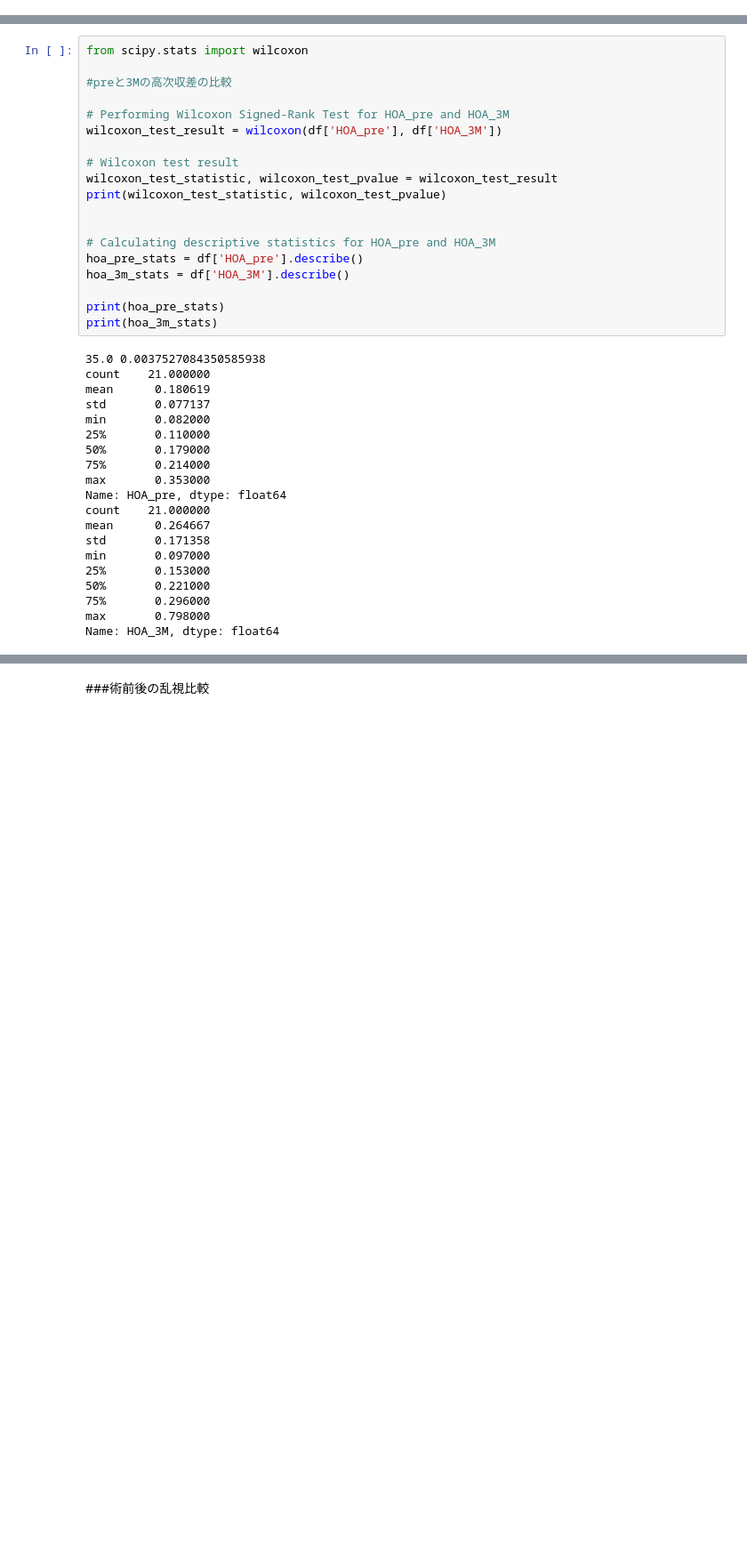
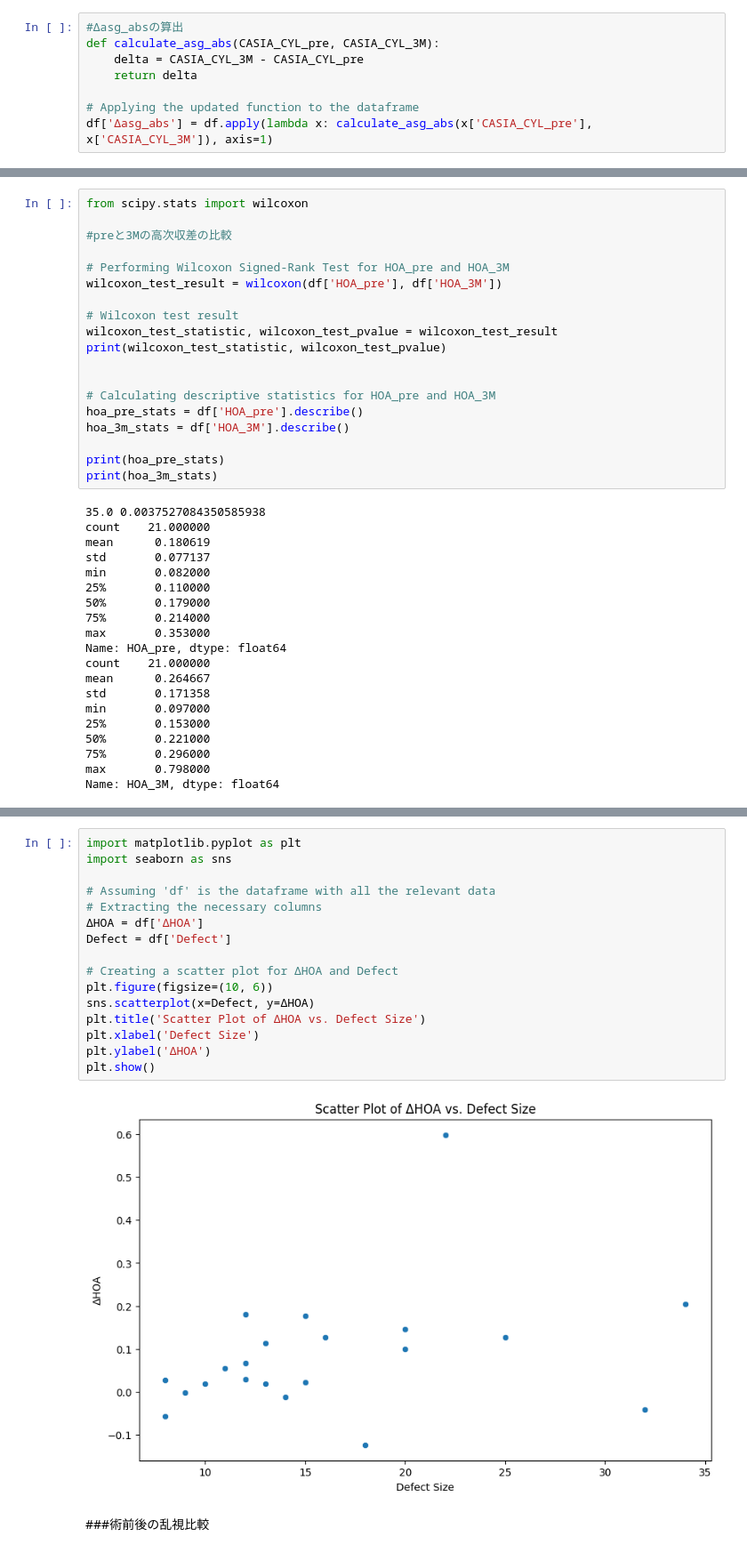
Before and after one commit to ykitaguchi77/statistics_for_articles, a Jupyter notebook: Surgically_induced_astigmatism_eyelid_malignant_tumor.ipynb, the cells around one changed output, grey strips where cells are left out. Shown at 89% size. Cells and saved outputs as stored; diff of their text form; blank space fills up the shorter version.

```diff
--- a/Surgically_induced_astigmatism_eyelid_malignant_tumor.ipynb
+++ b/Surgically_induced_astigmatism_eyelid_malignant_tumor.ipynb
@@ -52,6 +52,14 @@ min      38.000000
 75%      78.000000
 max      87.000000
 Name: age, dtype: float64
+# %%
+#Δasg_absの算出
+def calculate_asg_abs(CASIA_CYL_pre, CASIA_CYL_3M):
+    delta = CASIA_CYL_3M - CASIA_CYL_pre
+    return delta
+
+# Applying the updated function to the dataframe
+df['Δasg_abs'] = df.apply(lambda x: calculate_asg_abs(x['CASIA_CYL_pre'], x['CASIA_CYL_3M']), axis=1)
 # %%
 #その他の統計量
 # Extracting relevant columns: Gender, Left/Right (Unnamed: 4), and Defect size
@@ -290,2 +263,20 @@ plt.show()
+# %%
+import matplotlib.pyplot as plt
+import seaborn as sns
+
+# Assuming 'df' is the dataframe with all the relevant data
+# Extracting the necessary columns
+ΔHOA = df['ΔHOA']
+Defect = df['Defect']
+
+# Creating a scatter plot for ΔHOA and Defect
+plt.figure(figsize=(10, 6))
+sns.scatterplot(x=Defect, y=ΔHOA)
+plt.title('Scatter Plot of ΔHOA vs. Defect Size')
+plt.xlabel('Defect Size')
+plt.ylabel('ΔHOA')
+plt.show()
+# %% [output]
+[figure, added]
 # %% [markdown]
 ###術前後の乱視比較
```
Also changed, not shown: parts of 8 cells of this notebook.
